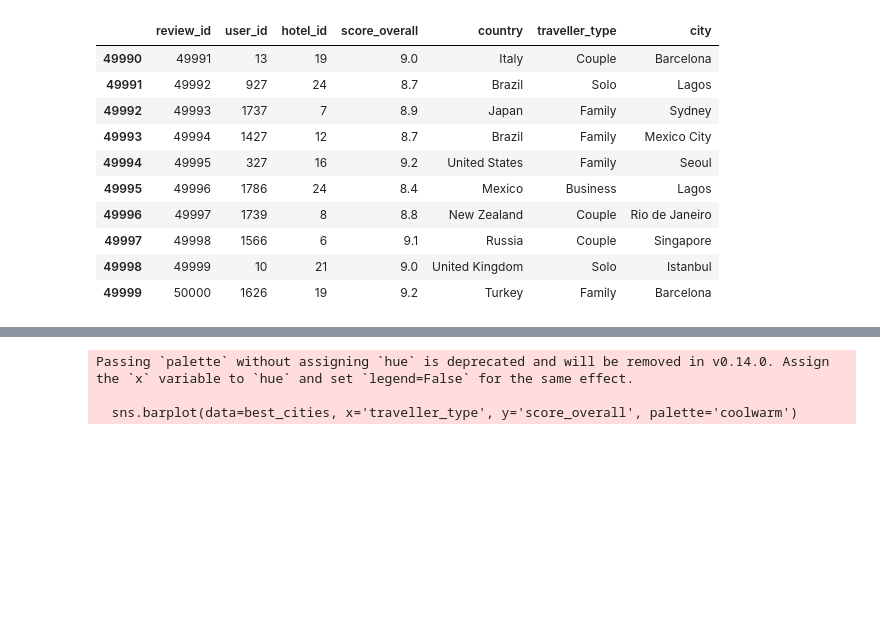
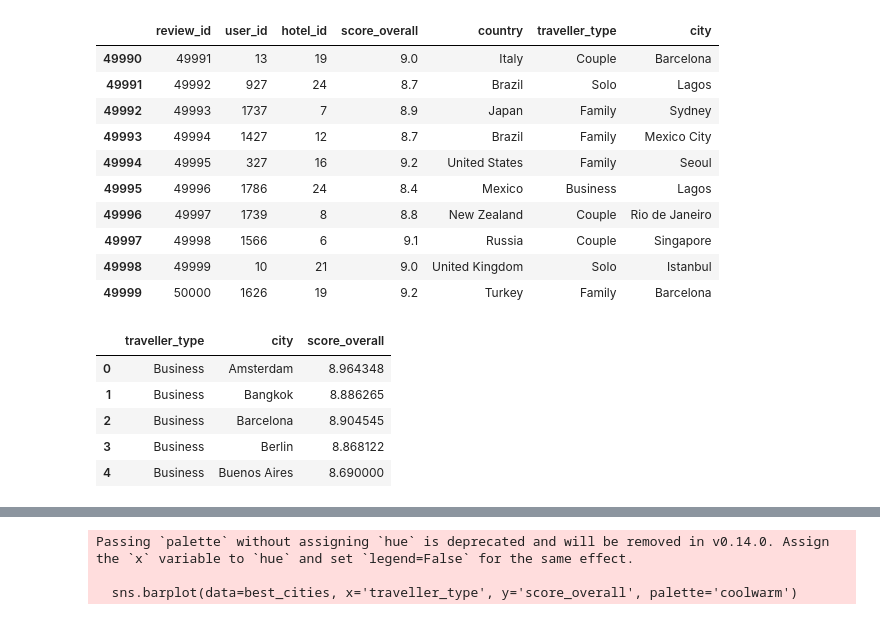
Before and after one commit to AbdulrahmanBassem/ACL_Team-63, a Jupyter notebook: acl-milestone-1.ipynb, the cells around one changed output, grey strips where cells are left out. Cells and saved outputs as stored; diff of their text form; code cells hidden in the pictures; blank space fills up the shorter version.

Commit message:
display avg_score,best_cities

```diff
--- a/acl-milestone-1.ipynb
+++ b/acl-milestone-1.ipynb
@@ -255,3 +255,12 @@ df.tail(10)
 | 49999 | 50000 | 1626 | 19 | 9.2 | Turkey | Family | Barcelona |
 # %%
 avg_scores = df.groupby(['traveller_type', 'city'])['score_overall'].mean().reset_index()
+# %%
+avg_scores.head()
+# %% [output]
+|  | traveller_type | city | score_overall |
+| 0 | Business | Amsterdam | 8.964348 |
+| 1 | Business | Bangkok | 8.886265 |
+| 2 | Business | Barcelona | 8.904545 |
+| 3 | Business | Berlin | 8.868122 |
+| 4 | Business | Buenos Aires | 8.690000 |
```
Also changed, not shown: parts of 20 cells of this notebook.
